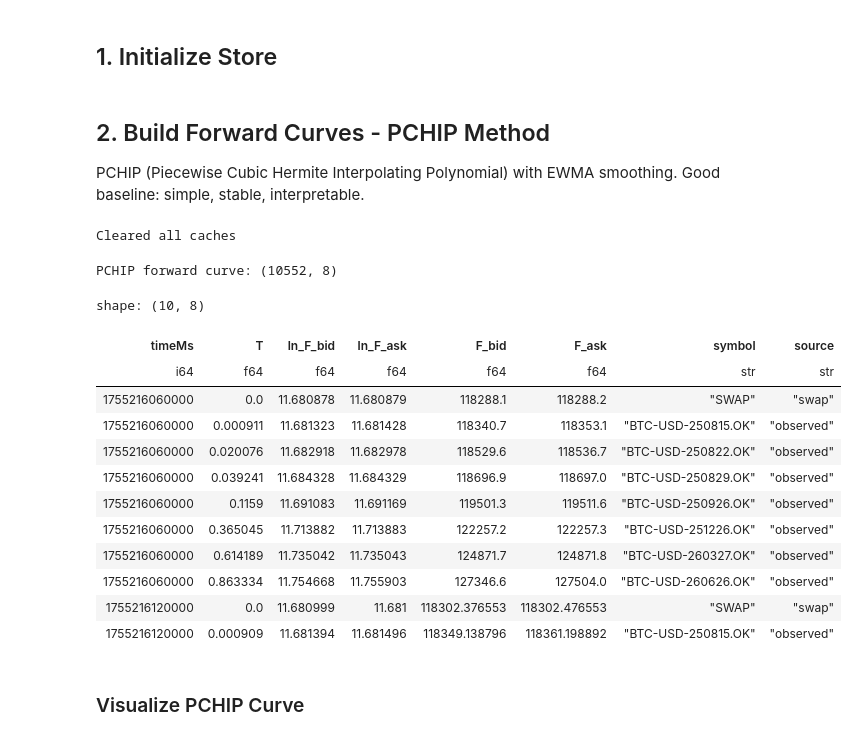
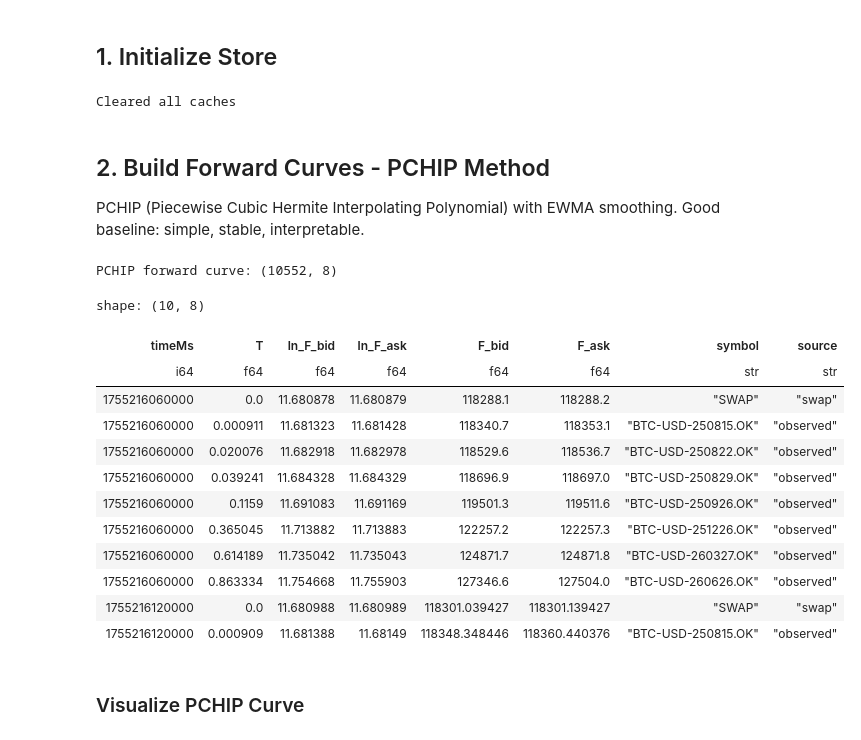
Before and after one commit to PascalAndreas/final-year-project, a Jupyter notebook: forwards_example.ipynb, the cells around one changed output. Drawn from its saved outputs; the diff is of its cells as text; code cells hidden in the pictures.

```diff
--- a/forwards_example.ipynb
+++ b/forwards_example.ipynb
@@ -34,56 +34,56 @@ store = OrderbookStore(
     manifest_path="data/okx/manifest.sqlite",
     batch_days=5
 )
+# %%
+store.clear_cache()
+# %% [output]
+Cleared all caches
 # %% [markdown]
 ## 2. Build Forward Curves - PCHIP Method
 
 PCHIP (Piecewise Cubic Hermite Interpolating Polynomial) with EWMA smoothing.
 Good baseline: simple, stable, interpretable.
-# %%
-store.clear_cache()
-# %% [output]
-Cleared all caches
 # %%
-# Configure PCHIP recipe with 1-minute bins
+# Configure PCHIP recipe with 1-minute bins (time-aware EWMA)
 pchip_recipe = partial(
     build_forwards_pchip,
     inst_family='BTC-USD',
     binning='1m',
-    lambda_ewma=0.8,
+    tau_ewma_minutes=5.0,  # Time constant (frame-invariant)
     w0_anchor=10.0,
     min_time_to_expiry_hours=2.0,
 )
 
 # Build forward curve (cached)
 start = datetime(2025, 8, 15)
 end = datetime(2025, 8, 16)
 dates = [start.date() + timedelta(days=i) for i in range((end.date() - start.date()).days)]
 
 lf_pchip = store.get_derived(
     pchip_recipe,
     cache_name='forwards_pchip_5m_test',
     start=start,
     end=end
 )
 
 df_pchip = lf_pchip.collect()
 print(f"PCHIP forward curve: {df_pchip.shape}")
 df_pchip.head(10)
 # %% [output]
 PCHIP forward curve: (10552, 8)
 shape: (10, 8)
 | timeMs | T | ln_F_bid | ln_F_ask | F_bid | F_ask | symbol | source |
 | i64 | f64 | f64 | f64 | f64 | f64 | str | str |
 | 1755216060000 | 0.0 | 11.680878 | 11.680879 | 118288.1 | 118288.2 | "SWAP" | "swap" |
 | 1755216060000 | 0.000911 | 11.681323 | 11.681428 | 118340.7 | 118353.1 | "BTC-USD-250815.OK" | "observed" |
 | 1755216060000 | 0.020076 | 11.682918 | 11.682978 | 118529.6 | 118536.7 | "BTC-USD-250822.OK" | "observed" |
 | 1755216060000 | 0.039241 | 11.684328 | 11.684329 | 118696.9 | 118697.0 | "BTC-USD-250829.OK" | "observed" |
 | 1755216060000 | 0.1159 | 11.691083 | 11.691169 | 119501.3 | 119511.6 | "BTC-USD-250926.OK" | "observed" |
 | 1755216060000 | 0.365045 | 11.713882 | 11.713883 | 122257.2 | 122257.3 | "BTC-USD-251226.OK" | "observed" |
 | 1755216060000 | 0.614189 | 11.735042 | 11.735043 | 124871.7 | 124871.8 | "BTC-USD-260327.OK" | "observed" |
 | 1755216060000 | 0.863334 | 11.754668 | 11.755903 | 127346.6 | 127504.0 | "BTC-USD-260626.OK" | "observed" |
-| 1755216120000 | 0.0 | 11.680999 | 11.681 | 118302.376553 | 118302.476553 | "SWAP" | "swap" |
-| 1755216120000 | 0.000909 | 11.681394 | 11.681496 | 118349.138796 | 118361.198892 | "BTC-USD-250815.OK" | "observed" |
+| 1755216120000 | 0.0 | 11.680988 | 11.680989 | 118301.039427 | 118301.139427 | "SWAP" | "swap" |
+| 1755216120000 | 0.000909 | 11.681388 | 11.68149 | 118348.348446 | 118360.440376 | "BTC-USD-250815.OK" | "observed" |
 # %% [markdown]
 ### Visualize PCHIP Curve
 # %%
```
Also changed, not shown: parts of 7 cells of this notebook, 12 other files.
